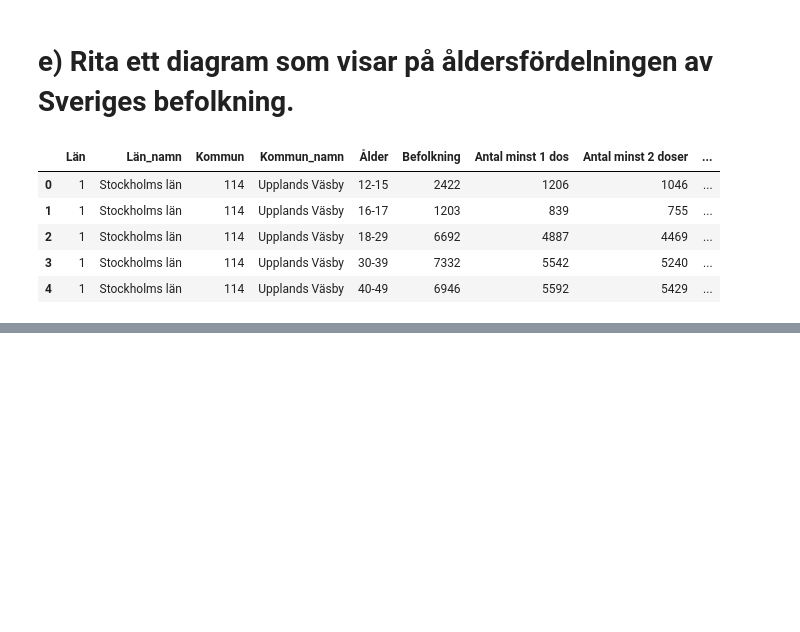
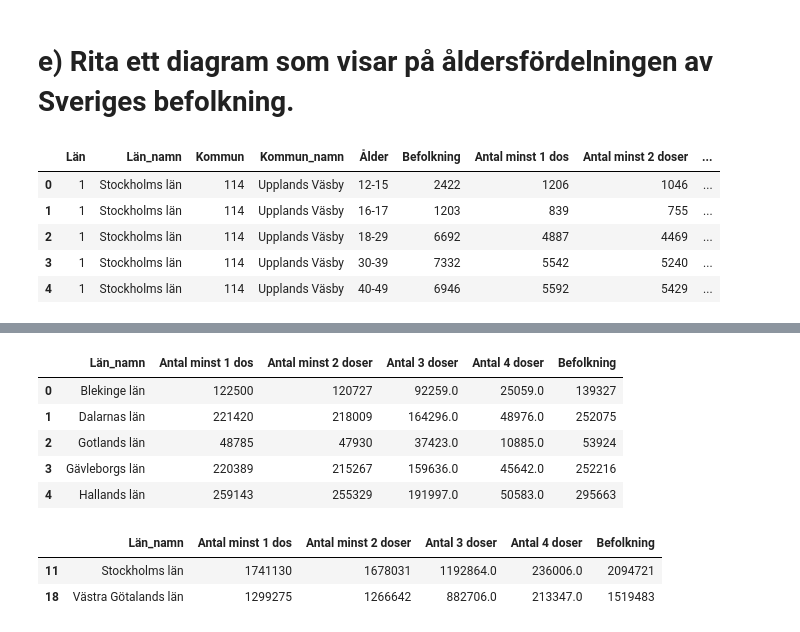
Before and after one commit to JoelOscarsson/Databehandling-JoelOscarsson, a Jupyter notebook: Laboration-1/Labb_1.ipynb, the cells around one changed output, grey strips where cells are left out. Saved outputs shown, nothing was run; the diff lists cells and outputs as text; code cells hidden in the pictures; blank space fills up the shorter version.

```diff
--- a/Laboration-1/Labb_1.ipynb
+++ b/Laboration-1/Labb_1.ipynb
@@ -466,0 +486,17 @@ fig.show()
+# %%
+vaccine_share_län.head() # We can see that for next
+# %% [output]
+|  | Län_namn | Antal minst 1 dos | Antal minst 2 doser | Antal 3 doser | Antal 4 doser | Befolkning |
+| 0 | Blekinge län | 122500 | 120727 | 92259.0 | 25059.0 | 139327 |
+| 1 | Dalarnas län | 221420 | 218009 | 164296.0 | 48976.0 | 252075 |
+| 2 | Gotlands län | 48785 | 47930 | 37423.0 | 10885.0 | 53924 |
+| 3 | Gävleborgs län | 220389 | 215267 | 159636.0 | 45642.0 | 252216 |
+| 4 | Hallands län | 259143 | 255329 | 191997.0 | 50583.0 | 295663 |
+# %%
+# New df to group 2 countys and extend columns by 1 dose
+vaccine_stockholm_västraG = vaccine_share_län.query("Län_namn == ('Västra Götalands län', 'Stockholms län')")
+vaccine_stockholm_västraG
+# %% [output]
+|  | Län_namn | Antal minst 1 dos | Antal minst 2 doser | Antal 3 doser | Antal 4 doser | Befolkning |
+| 11 | Stockholms län | 1741130 | 1678031 | 1192864.0 | 236006.0 | 2094721 |
+| 18 | Västra Götalands län | 1299275 | 1266642 | 882706.0 | 213347.0 | 1519483 |
```
Also changed, not shown: parts of 11 cells of this notebook, 10 other files.
